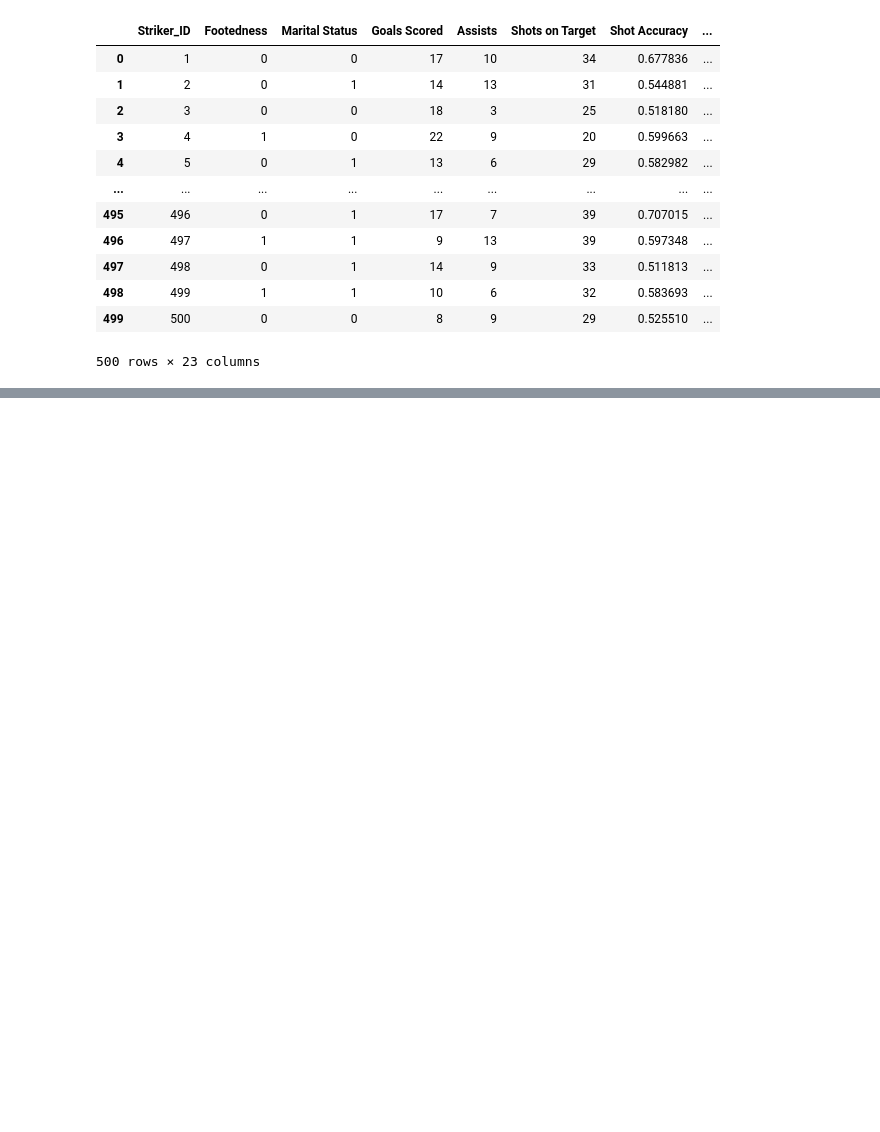
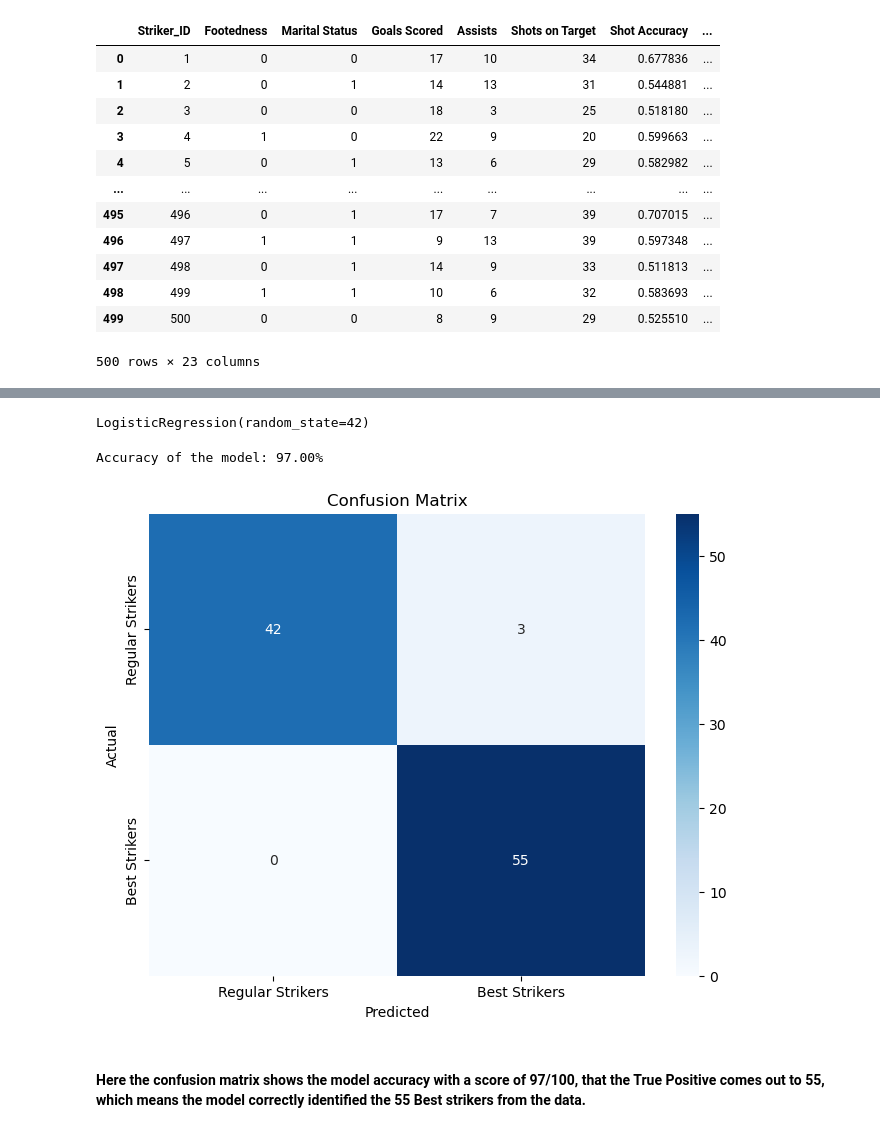
Before and after one commit to Arya-Shah/SportsAnalytics, a Jupyter notebook: Sports_Data_Analytics.ipynb, the cells around one changed output, grey strips where cells are left out. Cells and saved outputs as stored; diff of their text form; code cells hidden in the pictures; blank space fills up the shorter version.

```diff
--- a/Sports_Data_Analytics.ipynb
+++ b/Sports_Data_Analytics.ipynb
@@ -420,0 +520,37 @@ Use feature mapping to map the new feature Strikers types: 'Best strikers' for 1
+# %%
+# Select the features into x and the target column Strikers types into y.
+# Must delete unnecessary columns (i.e., 'Strikers_ID') while selecting the features.
+X = data.drop(columns=['Striker_ID', 'Strikers types'])
+y = data['Strikers types']
+# %%
+# Perform feature scaling with StandardScaler and split the data into train and test sets
+# where the test data size will be 20%.
+scaler = StandardScaler()
+X_scaled = scaler.fit_transform(X)
+X_train, X_test, y_train, y_test = train_test_split(X_scaled, y, test_size=0.2, random_state=42)
+# %%
+# Build a logistic regression machine learning model to predict strikers type.
+logistic_model = LogisticRegression(random_state=42)
+logistic_model.fit(X_train, y_train)
+# %% [output]
+LogisticRegression(random_state=42)
+# %%
+# Make predictions and evaluate by calculating the accuracy percentage.
+y_pred = logistic_model.predict(X_test)
+accuracy = accuracy_score(y_test, y_pred)
+print(f"Accuracy of the model: {accuracy * 100:.2f}%")
+# %% [output]
+Accuracy of the model: 97.00%
+# %%
+# Create the confusion matrix and visualize it.
+conf_matrix = confusion_matrix(y_test, y_pred)
+plt.figure(figsize=(8, 6))
+sns.heatmap(conf_matrix, annot=True, fmt='d', cmap='Blues', xticklabels=['Regular Strikers', 'Best Strikers'], yticklabels=['Regular Strikers', 'Best Strikers'])
+plt.xlabel('Predicted')
+plt.ylabel('Actual')
+plt.title('Confusion Matrix')
+plt.show()
+# %% [output]
+[figure, added]
+# %% [markdown]
+#### Here the confusion matrix shows the model accuracy with a score of 97/100, that the True Positive comes out to 55, which means the model correctly identified the 55 Best strikers from the data.
```
Also changed, not shown: parts of 13 cells of this notebook.
